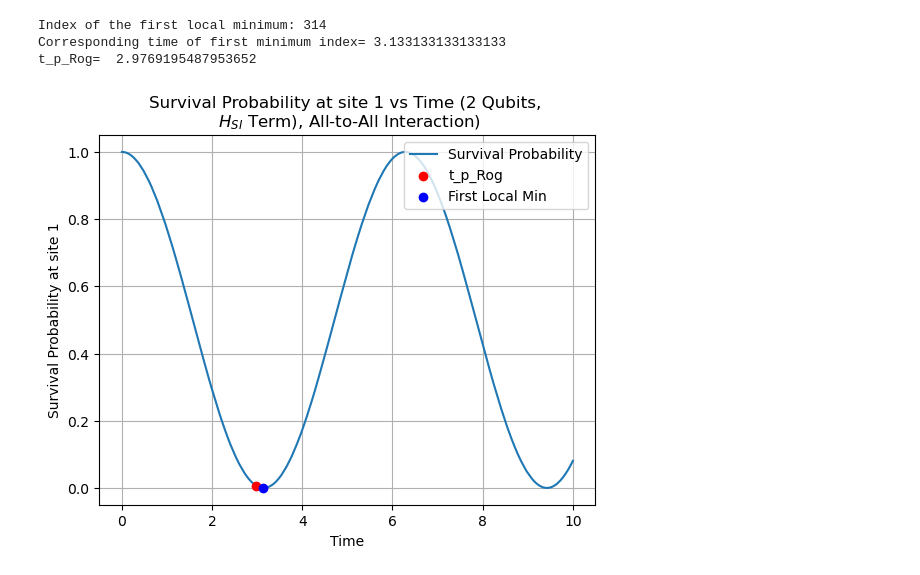
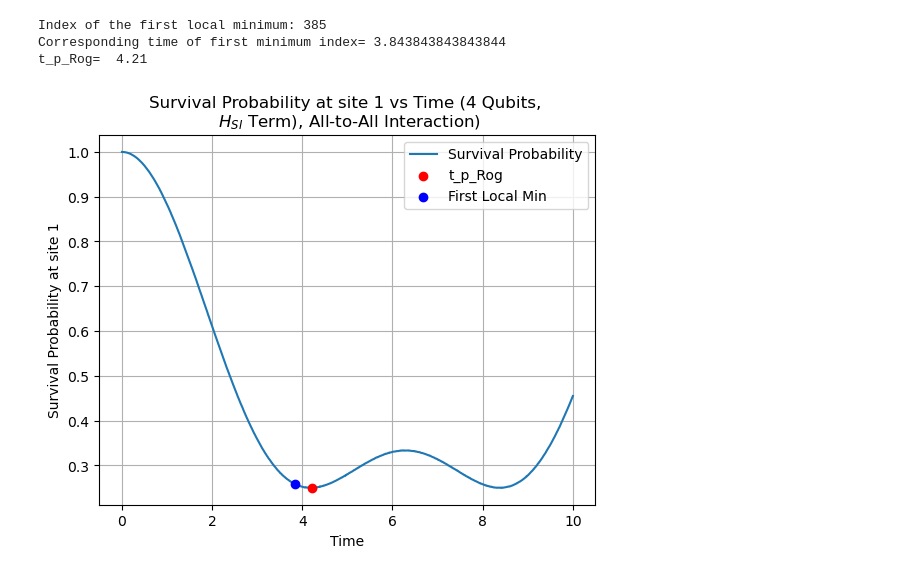
Before and after one commit to zlaraib/QCNO, a Jupyter notebook: build_circuit/self_int_exact_evol.ipynb, the cells around one changed output. Drawn from its saved outputs; the diff is of its cells as text; code cells hidden in the pictures.

```diff
--- a/build_circuit/self_int_exact_evol.ipynb
+++ b/build_circuit/self_int_exact_evol.ipynb
@@ -10,7 +10,7 @@ from qiskit.quantum_info import Pauli, Statevector, Operator
 
 # Define the parameters
 mu = 1.0
-N_sites = 2
+N_sites = 4
 interaction_strength = mu / (2 * N_sites)
 tolerance = 5e-1
 # Define time steps
@@ -88,34 +88,34 @@ t_min = τ * i_first_local_min - τ
 print(f"Corresponding time of first minimum index= {t_min}")
 
 # Calculate Rogerro's fit for the first minimum of the survival probability
 a_t = 0
 b_t = 2.105
 c_t = 0
 
 t_p_Rog = a_t * np.log(N_sites) + b_t * np.sqrt(N_sites) + c_t
 print("t_p_Rog= ", t_p_Rog)
 
 # Assert condition
 # assert abs(t_min - t_p_Rog) < τ + tolerance, "The time of the first minimum survival probability is not within the expected range."
 
 # Plot the survival probability at site 1 against time
 plt.plot(times, survival_probabilities, label='Survival Probability')
 plt.xlabel('Time')
 plt.ylabel('Survival Probability at site 1')
 plt.title(f'Survival Probability at site 1 vs Time ({N_sites} Qubits, \n $H_{{SI}}$ Term), All-to-All Interaction)')
 
 # Add scatter point for Rogerro's fit
 plt.scatter([t_p_Rog], [survival_probabilities[np.abs(times - t_p_Rog).argmin()]], color='red', label="t_p_Rog", zorder=5)
 
 # Add scatter point for the first local minimum
 if i_first_local_min != -1:
     plt.scatter([t_min], [survival_probabilities[np.abs(times - t_min).argmin()]], color='blue', label="First Local Min", zorder=5)
 
 plt.legend(loc="upper right")
 plt.grid(True)
 plt.show()
 # %% [output]
-Index of the first local minimum: 314
-Corresponding time of first minimum index= 3.133133133133133
-t_p_Rog=  2.9769195487953652
+Index of the first local minimum: 385
+Corresponding time of first minimum index= 3.843843843843844
+t_p_Rog=  4.21
-[figure, old version]
+[figure, new version]
```
